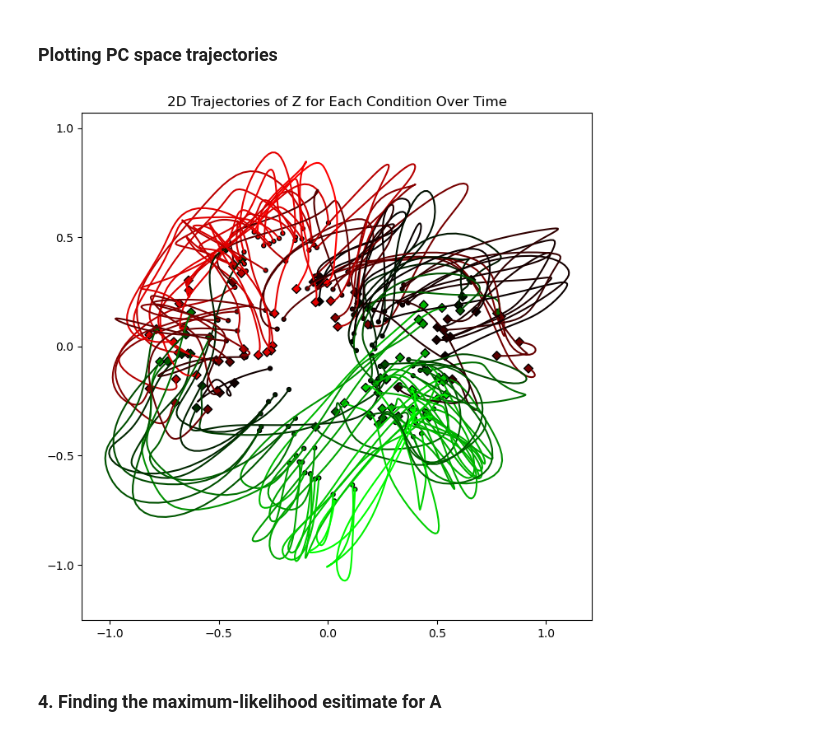
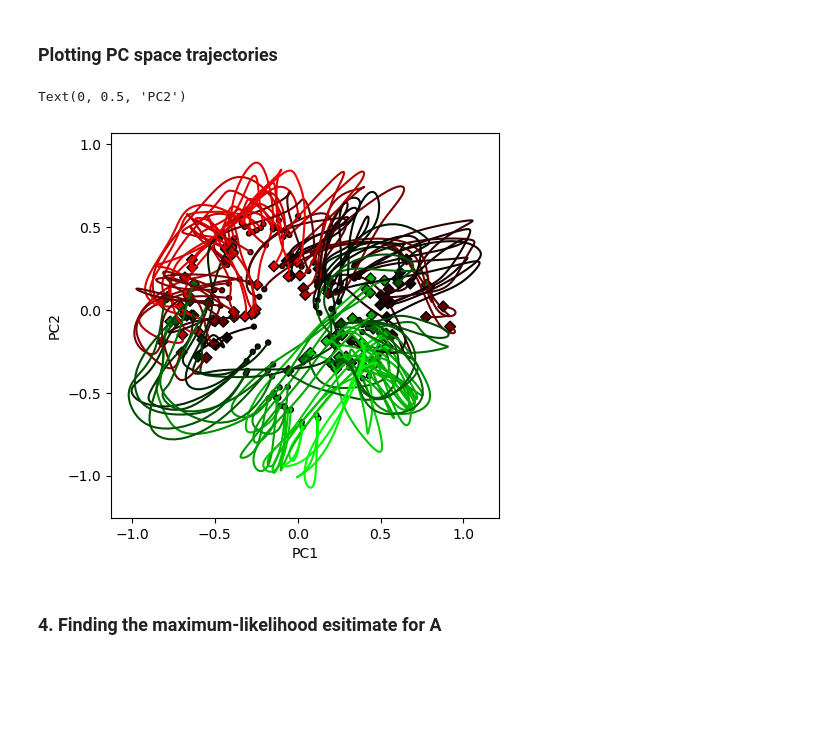
Before and after one commit to derek1909/4G10-Coursework-1, a Jupyter notebook: cw1.ipynb, the cells around one changed output. Cells and saved outputs as stored; diff of their text form; code cells hidden in the pictures; blank space fills up the shorter version.

```diff
--- a/cw1.ipynb
+++ b/cw1.ipynb
@@ -158,14 +242,21 @@ Z: (12, 4968)
 # %%
 from cond_color import *
 
 # data = np.load('test.npz')
 # Z_test = data['Z_test']    # M,C,(T-1)
 # A_test = data['A_test']     # M,M
 # Z_3d = Z_test # (M=2, C, T)
 Z_3d = Z.reshape(Z.shape[0],C,-1) # (M=2, C, T)
-plot_Z_projection(Z_3d, title='2D Trajectories of Z for Each Condition Over Time')
+# plot_Z_projection(Z_3d, title='2D Trajectories of Z for Each Condition Over Time')
+fig, ax = plt.subplots(figsize=(5, 5))
+plot_Z_projection(Z_3d,ax=ax)
+ax.set_xlabel('PC1')
+ax.set_ylabel('PC2')
+    # ax.set_xlabel(f'FR{plane+1} Plane')
+    # ax.set_ylabel("Axis 2")
 # %% [output]
+Text(0, 0.5, 'PC2')
-[figure, old version]
+[figure, new version]
 # %% [markdown]
 ### 4. Finding the maximum-likelihood esitimate for A
 # %% [markdown]
```
Also changed, not shown: parts of 6 cells of this notebook, 3 other files.
